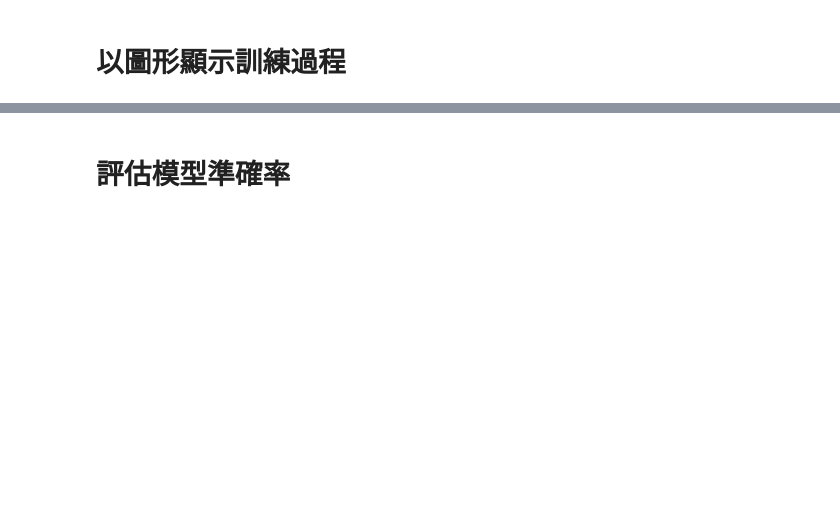
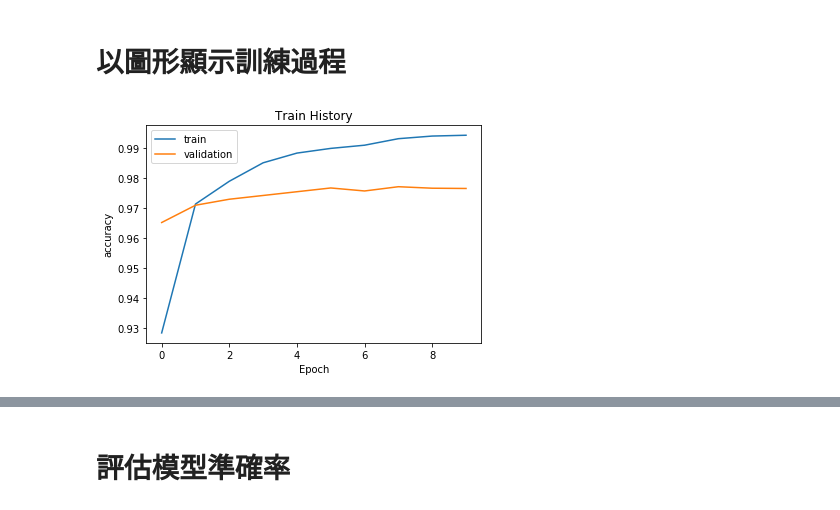
Before and after one commit to linghung/3rd-ML100Days, a Jupyter notebook: homework/Day_070_Keras_Mnist_MLP_HW.ipynb, the cells around one changed output, grey strips where cells are left out. Saved outputs shown, nothing was run; the diff lists cells and outputs as text; code cells hidden in the pictures; blank space fills up the shorter version.

```diff
--- a/homework/Day_070_Keras_Mnist_MLP_HW.ipynb
+++ b/homework/Day_070_Keras_Mnist_MLP_HW.ipynb
@@ -37,0 +38,19 @@ from keras.layers import Dense
+# %%
+#宣告採用序列模型
+model = Sequential()
+# %%
+#建構輸入層
+model.add(Dense(units=256,
+                input_dim=784,
+                kernel_initializer='normal',
+                activation='relu'))
+# %%
+#加入隱藏層
+model.add(Dense(units=256,
+                kernel_initializer='normal',
+                activation='relu'))
+# %%
+#建構輸出層
+model.add(Dense(units=10,
+                kernel_initializer='normal',
+                activation='softmax'))
@@ -57,6 +112,8 @@ def show_train_history(train_history,train,validation):
     plt.legend(['train', 'validation'], loc='upper left')
     plt.show()
 # %%
-show_train_history(train_history,'acc','val_acc')
+show_train_history(train_history,'accuracy','val_accuracy')
+# %% [output]
+[figure, added]
 # %%
 show_train_history(train_history,'loss','val_loss')
```
Also changed, not shown: parts of 7 cells of this notebook.
